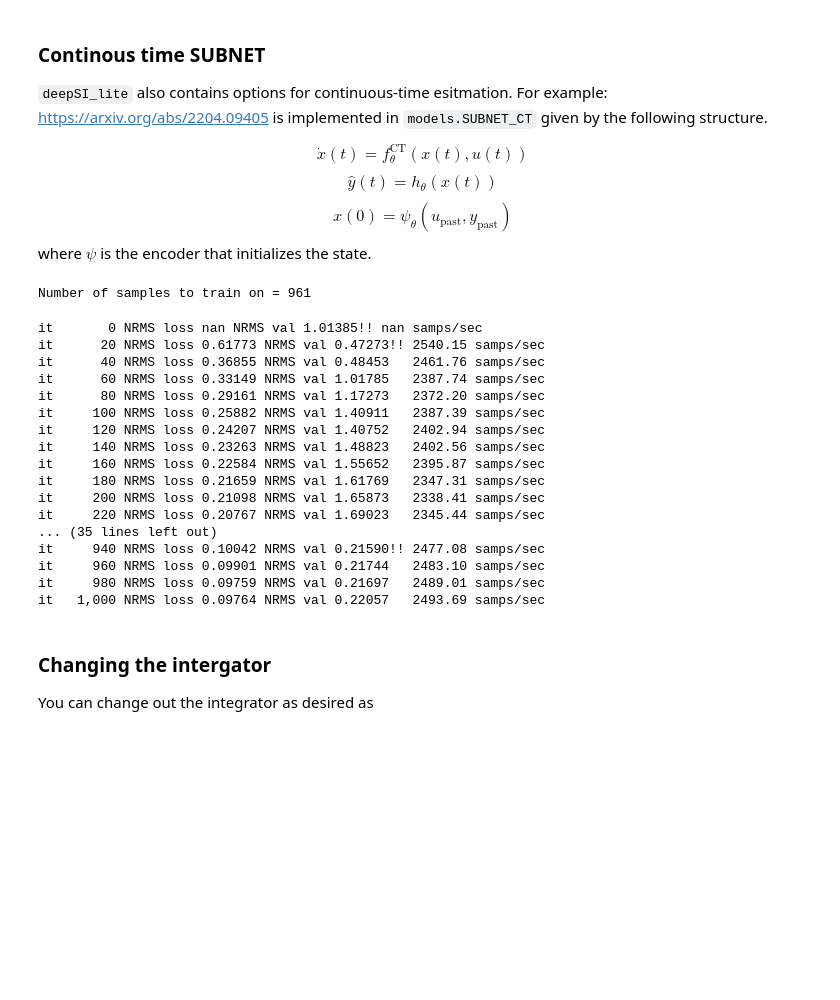
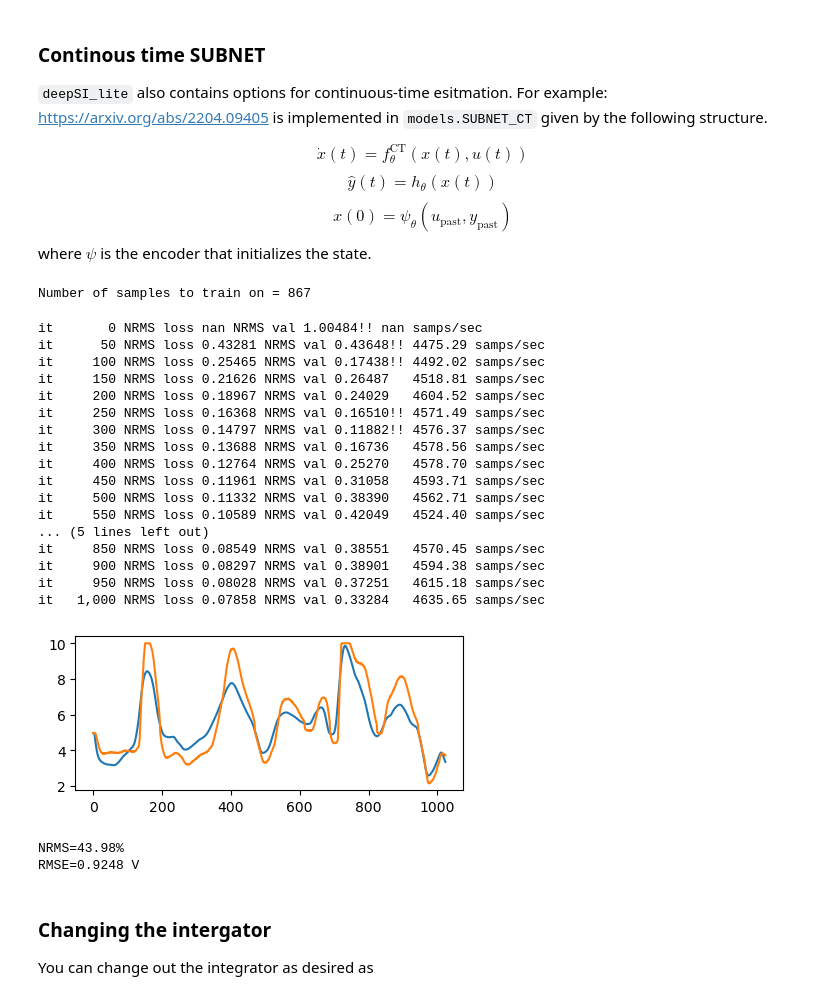
Before and after one commit to GerbenBeintema/deepSI_lite, a Jupyter notebook: examples/Demonstration deepSI_lite.ipynb, the cells around one changed output. Cells and saved outputs as stored; diff of their text form; code cells hidden in the pictures; blank space fills up the shorter version.

```diff
--- a/examples/Demonstration deepSI_lite.ipynb
+++ b/examples/Demonstration deepSI_lite.ipynb
@@ -137,8 +125,6 @@ where $\psi$ is the encoder that initializes the state.
 # %%
 import deepSI_lite as dsi
 import torch
-from deepSI_lite.models import SUBNET_CT
-from deepSI_lite.fitting import fit
 from nonlinear_benchmarks import Cascaded_Tanks
 from deepSI_lite.networks import euler_integrator, rk4_integrator, rk45_integrator
 train, test = Cascaded_Tanks()
@@ -147,26 +133,40 @@ nx, nb, na = 2, 5, 5
 nu, ny, norm = dsi.get_nu_ny_and_auto_norm(train)
 torch.manual_seed(0)
 model_CT = dsi.SUBNET_CT(nu, ny, norm, nx=2, na=4, nb=4, integrator=euler_integrator)
-train_dict = dsi.fit(model_CT, train, test, 1001, T=60, val_freq=20)
+train_dict = dsi.fit(model_CT, train[:900], test[900:], n_its=1000, T=30, val_freq=50)
 # %% [output]
-Number of samples to train on = 961
+Number of samples to train on = 867
-it       0 NRMS loss nan NRMS val 1.01385!! nan samps/sec
-it      20 NRMS loss 0.61773 NRMS val 0.47273!! 2540.15 samps/sec
-it      40 NRMS loss 0.36855 NRMS val 0.48453   2461.76 samps/sec
-it      60 NRMS loss 0.33149 NRMS val 1.01785   2387.74 samps/sec
-it      80 NRMS loss 0.29161 NRMS val 1.17273   2372.20 samps/sec
-it     100 NRMS loss 0.25882 NRMS val 1.40911   2387.39 samps/sec
-it     120 NRMS loss 0.24207 NRMS val 1.40752   2402.94 samps/sec
-it     140 NRMS loss 0.23263 NRMS val 1.48823   2402.56 samps/sec
-it     160 NRMS loss 0.22584 NRMS val 1.55652   2395.87 samps/sec
-it     180 NRMS loss 0.21659 NRMS val 1.61769   2347.31 samps/sec
-it     200 NRMS loss 0.21098 NRMS val 1.65873   2338.41 samps/sec
-it     220 NRMS loss 0.20767 NRMS val 1.69023   2345.44 samps/sec
-... (35 lines left out)
-it     940 NRMS loss 0.10042 NRMS val 0.21590!! 2477.08 samps/sec
-it     960 NRMS loss 0.09901 NRMS val 0.21744   2483.10 samps/sec
-it     980 NRMS loss 0.09759 NRMS val 0.21697   2489.01 samps/sec
-it   1,000 NRMS loss 0.09764 NRMS val 0.22057   2493.69 samps/sec
+it       0 NRMS loss nan NRMS val 1.00484!! nan samps/sec
+it      50 NRMS loss 0.43281 NRMS val 0.43648!! 4475.29 samps/sec
+it     100 NRMS loss 0.25465 NRMS val 0.17438!! 4492.02 samps/sec
+it     150 NRMS loss 0.21626 NRMS val 0.26487   4518.81 samps/sec
+it     200 NRMS loss 0.18967 NRMS val 0.24029   4604.52 samps/sec
+it     250 NRMS loss 0.16368 NRMS val 0.16510!! 4571.49 samps/sec
+it     300 NRMS loss 0.14797 NRMS val 0.11882!! 4576.37 samps/sec
+it     350 NRMS loss 0.13688 NRMS val 0.16736   4578.56 samps/sec
+it     400 NRMS loss 0.12764 NRMS val 0.25270   4578.70 samps/sec
+it     450 NRMS loss 0.11961 NRMS val 0.31058   4593.71 samps/sec
+it     500 NRMS loss 0.11332 NRMS val 0.38390   4562.71 samps/sec
+it     550 NRMS loss 0.10589 NRMS val 0.42049   4524.40 samps/sec
+... (5 lines left out)
+it     850 NRMS loss 0.08549 NRMS val 0.38551   4570.45 samps/sec
+it     900 NRMS loss 0.08297 NRMS val 0.38901   4594.38 samps/sec
+it     950 NRMS loss 0.08028 NRMS val 0.37251   4615.18 samps/sec
+it   1,000 NRMS loss 0.07858 NRMS val 0.33284   4635.65 samps/sec
+# %%
+from matplotlib import pyplot as plt
+test_p_CT = model_CT.simulate(test)
+plt.figure(figsize=(5,2))
+plt.plot(test_p_CT.y) #simulate is apply_experiment equivilent
+plt.plot(test.y)
+plt.show()
+from nonlinear_benchmarks.error_metrics import NRMSE, RMSE
+print(f'NRMS={NRMSE(test.y[model_CT.na:], test_p_CT.y[model_CT.na:]):.2%}')
+print(f'RMSE={RMSE(test.y[model_CT.na:], test_p_CT.y[model_CT.na:]):.4f} V')
+# %% [output]
+[figure, added]
+NRMS=43.98%
+RMSE=0.9248 V
 # %% [markdown]
 ### Changing the intergator
 
```
Also changed, not shown: parts of 26 cells of this notebook, 6 other files.
